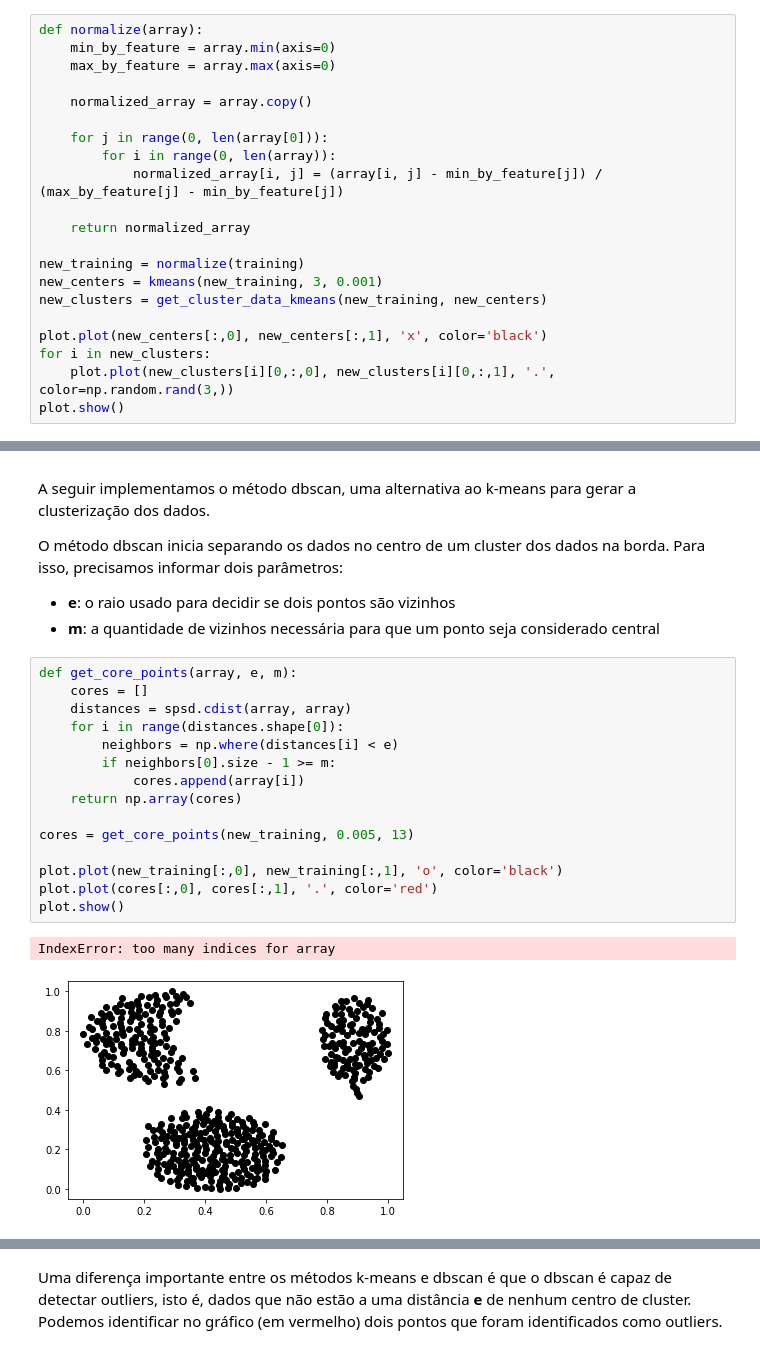
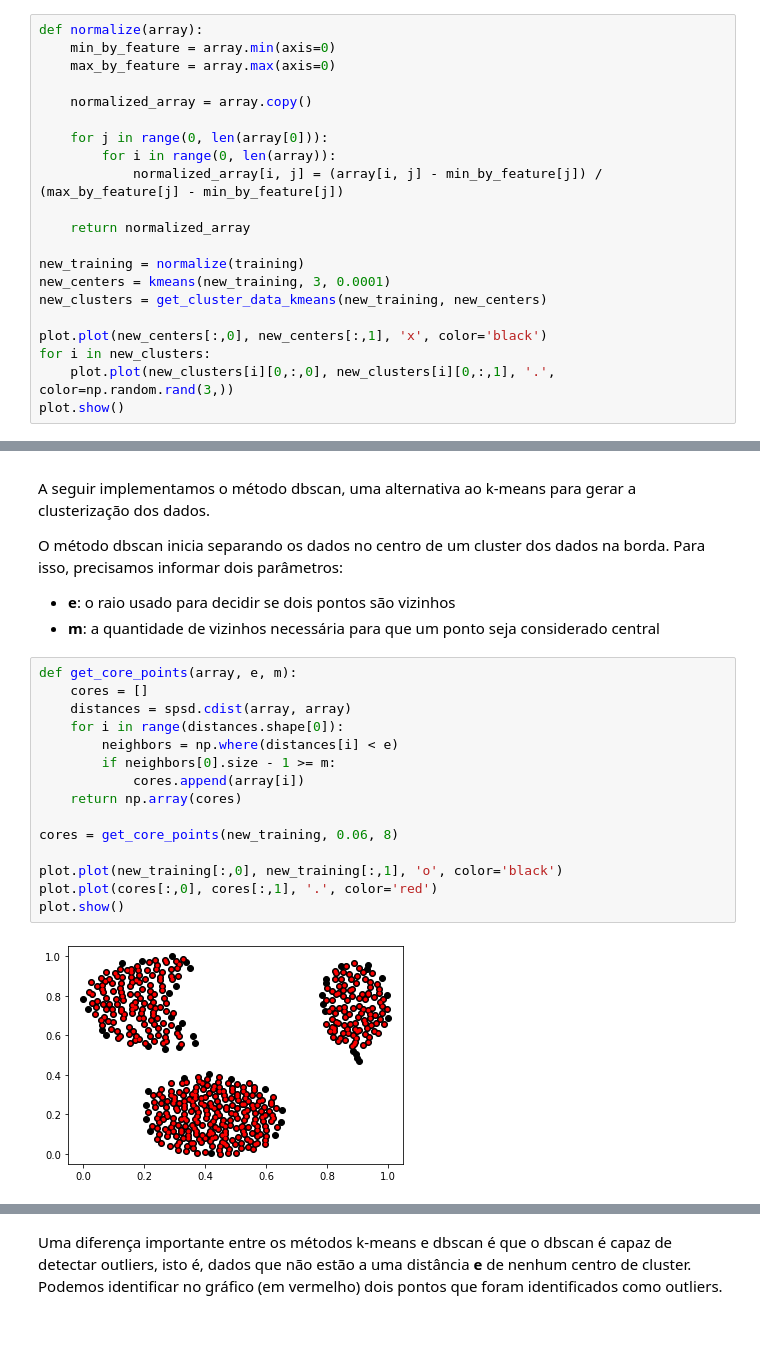
Before and after one commit to natanbcpc/unsupervised-learning, a Jupyter notebook: project1.ipynb, the cells around one changed output, grey strips where cells are left out. Cells and saved outputs as stored; diff of their text form.

```diff
--- a/project1.ipynb
+++ b/project1.ipynb
@@ -111,7 +111,7 @@ def normalize(array):
     return normalized_array
 
 new_training = normalize(training)
-new_centers = kmeans(new_training, 3, 0.001)
+new_centers = kmeans(new_training, 3, 0.0001)
 new_clusters = get_cluster_data_kmeans(new_training, new_centers)
 
 plot.plot(new_centers[:,0], new_centers[:,1], 'x', color='black')
@@ -132,19 +132,18 @@ O método dbscan inicia separando os dados no centro de um cluster dos dados na
 # %%
 def get_core_points(array, e, m):
     cores = []
     distances = spsd.cdist(array, array)
     for i in range(distances.shape[0]):
         neighbors = np.where(distances[i] < e)
         if neighbors[0].size - 1 >= m:
             cores.append(array[i])
     return np.array(cores)
 
-cores = get_core_points(new_training, 0.005, 13)
+cores = get_core_points(new_training, 0.06, 8)
 
 plot.plot(new_training[:,0], new_training[:,1], 'o', color='black')
 plot.plot(cores[:,0], cores[:,1], '.', color='red')
 plot.show()
 # %% [output]
-IndexError: too many indices for array
-[figure, old version]
+[figure, new version]
 # %% [markdown]
```
Also changed, not shown: parts of 7 cells of this notebook.
